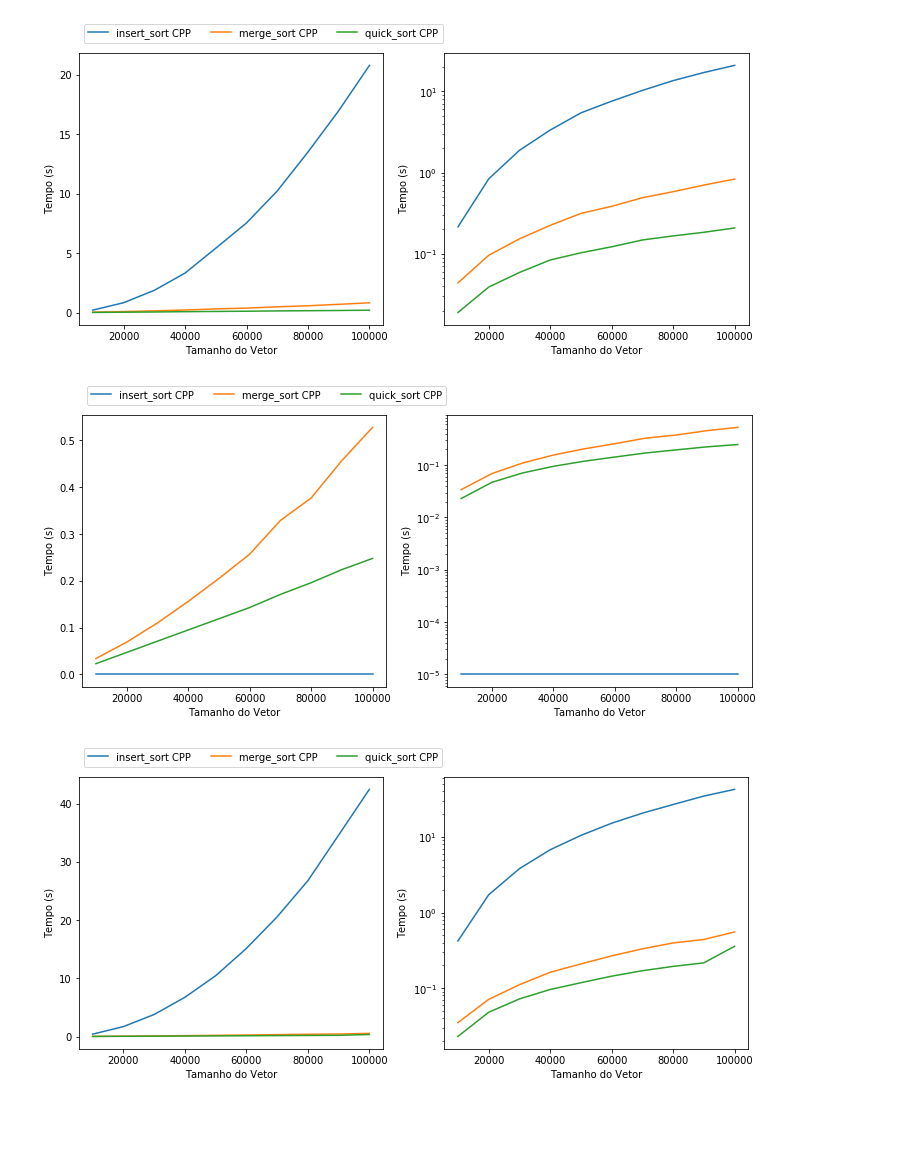
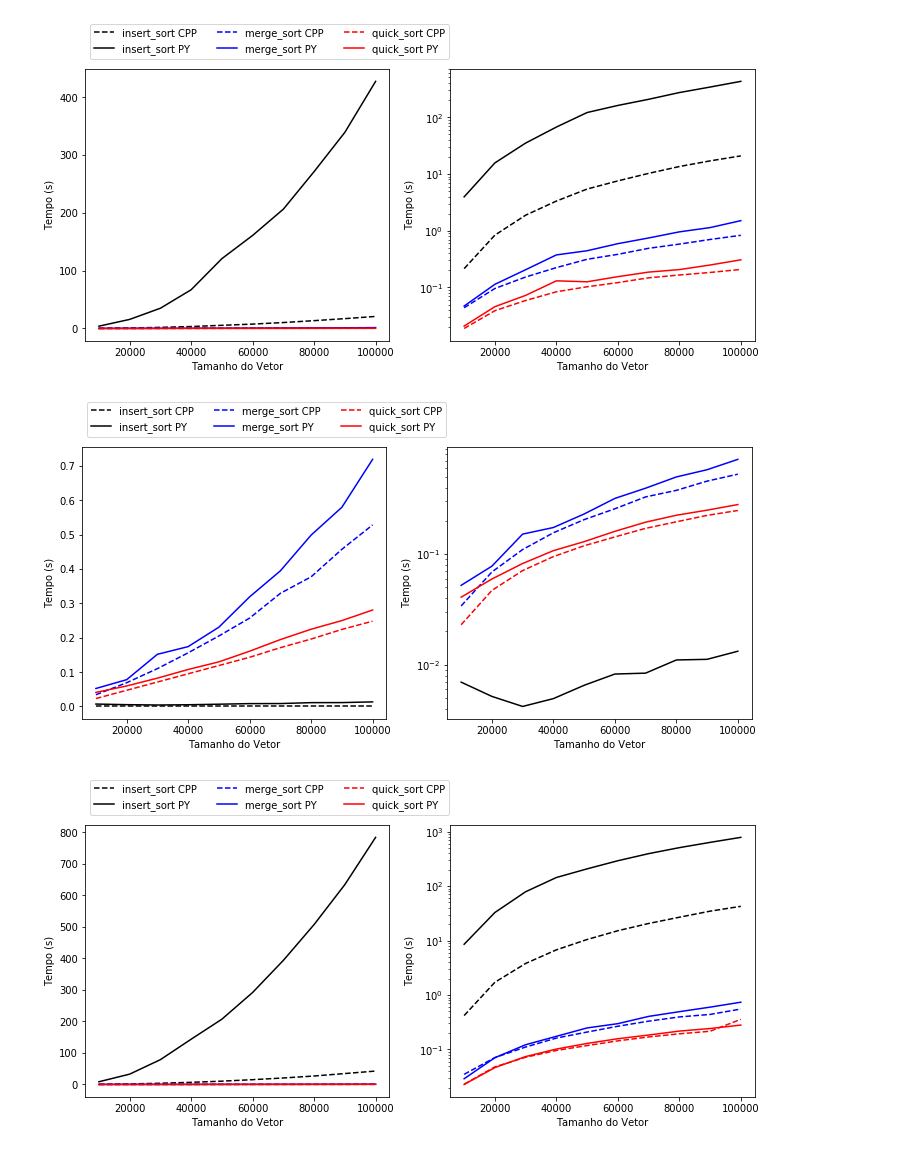
Before and after one commit to davibarreira/Algoritmos-Estrutura_de_Dados, a Jupyter notebook: HomeWorks/hw1/HW1_RunningTime.ipynb, the cells around one changed output. Drawn from its saved outputs; the diff is of its cells as text; code cells hidden in the pictures; blank space fills up the shorter version.

Commit message:
Adicionada visualizacao junto com resultados do python

```diff
--- a/HomeWorks/hw1/HW1_RunningTime.ipynb
+++ b/HomeWorks/hw1/HW1_RunningTime.ipynb
@@ -13,3 +9,16 @@ df= pd.DataFrame(l)
+# %%
+# with open('sort_python_random.txt', 'r') as f:
+#     l = f.readlines()
+# l = ast.literal_eval(l[0])
+# py_random= pd.DataFrame(l)
+py_random = pd.read_csv('sort_python_random.txt',sep=' ',header=None)
+py_random.columns = ['n','t1','t2','t3']
+
+py_ascend = pd.read_csv('sort_python_ascend.txt',sep=' ',header=None)
+py_ascend.columns = ['n','t1','t2','t3']
+
+py_descend = pd.read_csv('sort_python_descend.txt',sep=' ',header=None)
+py_descend.columns = ['n','t1','t2','t3']
 # %%
 cpp_random = pd.read_csv('sort_cpp_random.txt',header=None)
 cpp_random.columns = ['n','t1','t2','t3']
@@ -27,12 +36,14 @@ algo_cpp  = ['insert_sort','merge_sort', 'quick_sort']
 fig = plt.figure(figsize=(12,5))
 for i in range(3):
     ax1 = plt.subplot(121)
-    ax1.plot(n,cpp_random[col[i]],label = algo_cpp[i]+' CPP')
+    ax1.plot(n,cpp_random[col[i]],'--',label = algo_cpp[i]+' CPP',color=colors[i])
+    ax1.plot(n,py_random[col[i]],label = algo_cpp[i]+' PY',color=colors[i])
     plt.ylabel('Tempo (s)')
     plt.xlabel('Tamanho do Vetor')
 
     ax2 = plt.subplot(122)
-    ax2.plot(n,cpp_random[col[i]],label = algo_cpp[i]+' CPP')
+    ax2.plot(n,cpp_random[col[i]],'--',label = algo_cpp[i]+' CPP',color=colors[i])
+    ax2.plot(n,py_random[col[i]],label = algo_cpp[i]+' PY',color=colors[i])
     ax2.set_yscale('log')
     plt.ylabel('Tempo (s)')
     plt.xlabel('Tamanho do Vetor')
@@ -40,29 +51,32 @@ for i in range(3):
 ax1.legend(bbox_to_anchor=(0,1.02),loc='lower left',ncol=3)
 fig.savefig('SortTime_Random.png')
 # %% [output]
-[figure, old version]
+[figure, new version]
 # %%
 nsize = 10000
 n     = np.arange(nsize,nsize*10+1,nsize)
 col   = ['t1','t2','t3']
 algo_cpp  = ['insert_sort','merge_sort', 'quick_sort']
 fig = plt.figure(figsize=(12,5))
+colors = ['k','b','r']
 for i in range(3):
     ax1 = plt.subplot(121)
-    ax1.plot(n,cpp_ascend[col[i]],label = algo_cpp[i]+' CPP')
+    ax1.plot(n,cpp_ascend[col[i]],'--',label = algo_cpp[i]+' CPP',color=colors[i])
+    ax1.plot(n,py_ascend[col[i]],label = algo_cpp[i]+' PY',color=colors[i])
     plt.xlabel('Tamanho do Vetor')
     plt.ylabel('Tempo (s)')
 
     ax2 = plt.subplot(122)
-    ax2.plot(n,cpp_ascend[col[i]],label = algo_cpp[i]+' CPP')
+    ax2.plot(n,cpp_ascend[col[i]],'--',label = algo_cpp[i]+' CPP',color=colors[i])
+    ax2.plot(n,py_ascend[col[i]],label = algo_cpp[i]+' PY',color=colors[i])
     ax2.set_yscale('log')
     plt.ylabel('Tempo (s)')
     plt.xlabel('Tamanho do Vetor')
 
 ax1.legend(bbox_to_anchor=(0,1.02),loc='lower left',ncol=3)
 fig.savefig('SortTime_Ascending.png')
 # %% [output]
-[figure, old version]
+[figure, new version]
 # %%
 nsize = 10000
 n     = np.arange(nsize,nsize*10+1,nsize)
@@ -71,12 +85,14 @@ algo_cpp  = ['insert_sort','merge_sort', 'quick_sort']
 fig = plt.figure(figsize=(12,5))
 for i in range(3):
     ax1 = plt.subplot(121)
-    ax1.plot(n,cpp_descend[col[i]],label = algo_cpp[i]+' CPP')
+    ax1.plot(n,cpp_descend[col[i]],'--',label = algo_cpp[i]+' CPP',color=colors[i])
+    ax1.plot(n,py_descend[col[i]],label = algo_cpp[i]+' PY',color=colors[i])
     plt.xlabel('Tamanho do Vetor')
     plt.ylabel('Tempo (s)')
 
     ax2 = plt.subplot(122)
-    ax2.plot(n,cpp_descend[col[i]],label = algo_cpp[i]+' CPP')
+    ax2.plot(n,cpp_descend[col[i]],'--',label = algo_cpp[i]+' CPP',color=colors[i])
+    ax2.plot(n,py_descend[col[i]],label = algo_cpp[i]+' PY',color=colors[i])
     ax2.set_yscale('log')
     plt.xlabel('Tamanho do Vetor')
     plt.ylabel('Tempo (s)')
@@ -84,4 +100,4 @@ for i in range(3):
 ax1.legend(bbox_to_anchor=(0,1.02),loc='lower left',ncol=3)
 fig.savefig('SortTime_Descending.png')
 # %% [output]
-[figure, old version]
+[figure, new version]
```
Also changed, not shown: parts of 2 cells of this notebook.
